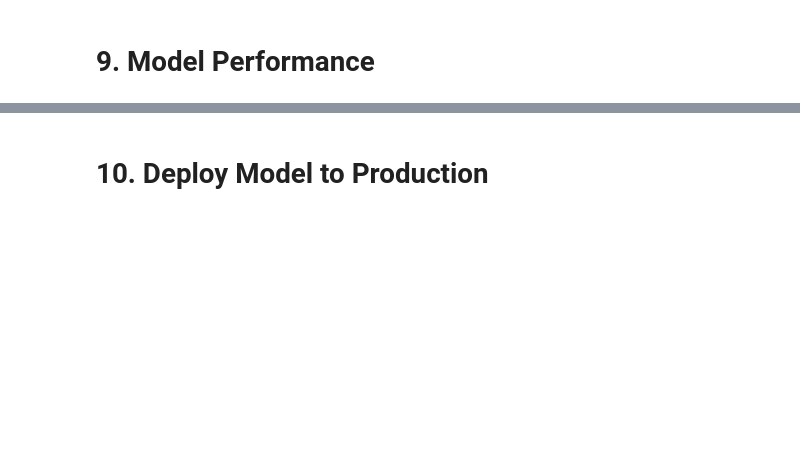
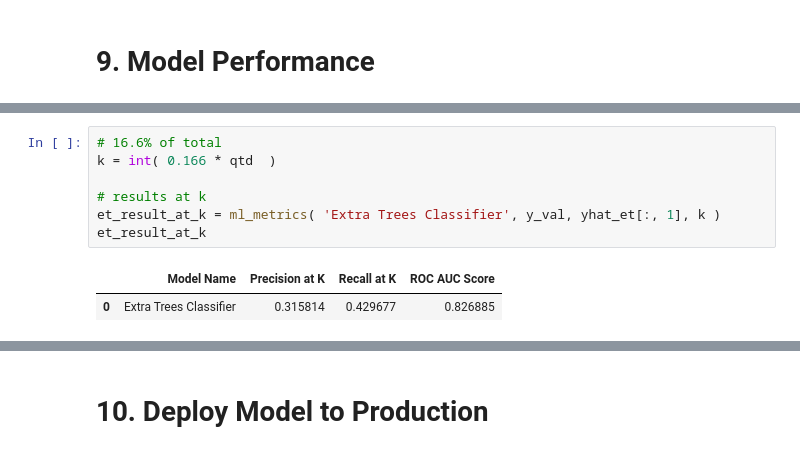
Before and after one commit to Gutscs/Health-Insurance-Cross-Sell, a Jupyter notebook: HealthInsurance.ipynb, the cells around one changed output, grey strips where cells are left out. Saved outputs shown, nothing was run; the diff lists cells and outputs as text; blank space fills up the shorter version.

```diff
--- a/HealthInsurance.ipynb
+++ b/HealthInsurance.ipynb
@@ -1017,0 +979,10 @@ Recall at k: 0.0008543357539513029
+# %%
+# 16.6% of total
+k = int( 0.166 * qtd  )
+
+# results at k
+et_result_at_k = ml_metrics( 'Extra Trees Classifier', y_val, yhat_et[:, 1], k )
+et_result_at_k
+# %% [output]
+|  | Model Name | Precision at K | Recall at K | ROC AUC Score |
+| 0 | Extra Trees Classifier | 0.315814 | 0.429677 | 0.826885 |
```
Also changed, not shown: parts of 29 cells of this notebook.
